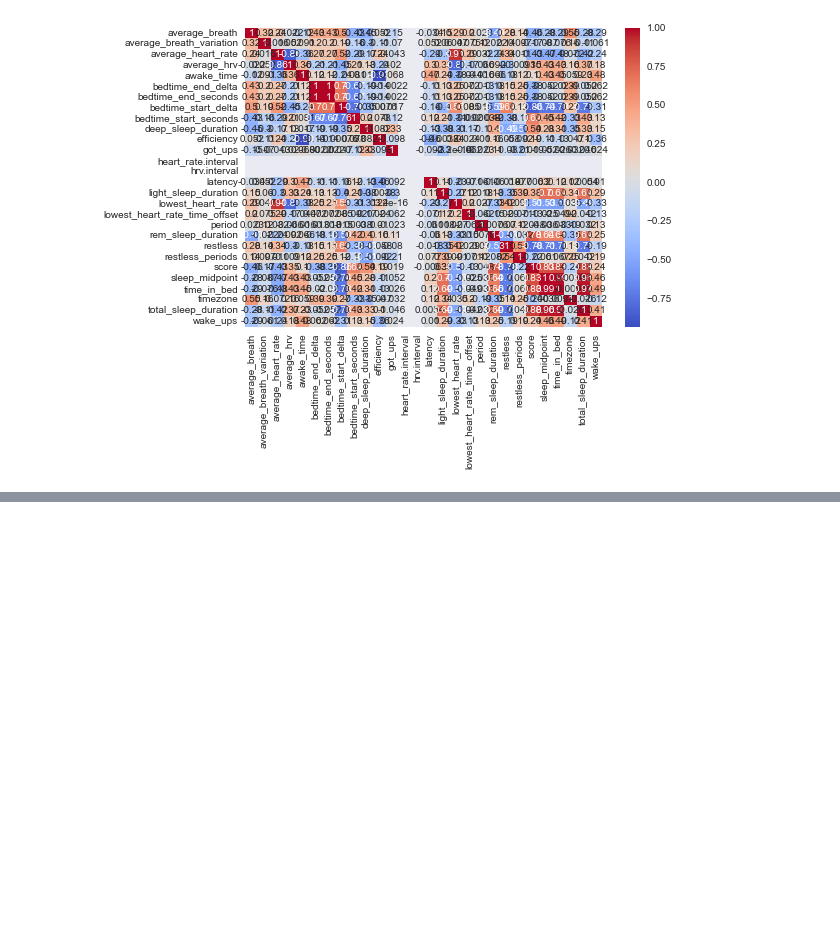
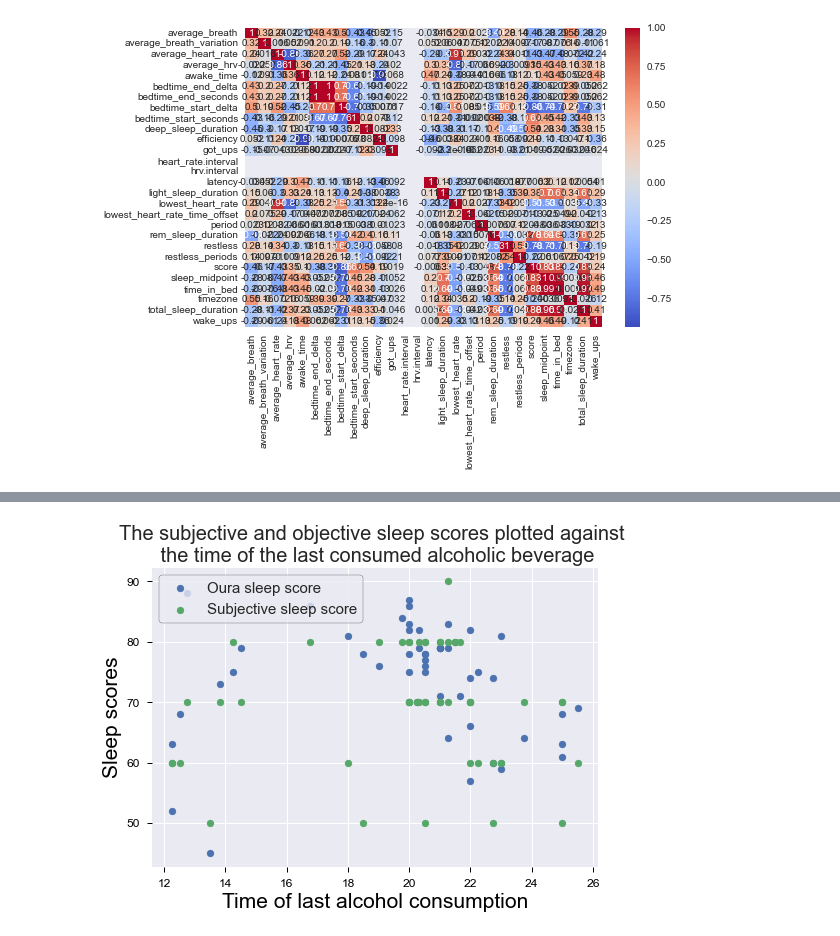
Before and after one commit to thalianajjar/internship_code, a Jupyter notebook: data_visualization.ipynb, the cells around one changed output, grey strips where cells are left out. Saved outputs shown, nothing was run; the diff lists cells and outputs as text; code cells hidden in the pictures; blank space fills up the shorter version.

```diff
--- a/data_visualization.ipynb
+++ b/data_visualization.ipynb
@@ -111,0 +128,24 @@ Name: score, dtype: float64
+# %%
+# Plot the sleep scores as a function of the time of the last alcohol consumption
+def plot_alcohol_times(df):
+    alcohol_days = df[~(pd.isna(df['alcohol_time']))]
+    plt.style.use("seaborn")
+    colour_axes = "black"
+
+    time_alcohol = plt.figure()
+    ax_alcohol_time = time_alcohol.add_subplot(111)
+    ax_alcohol_time.scatter(alcohol_days['alcohol_time'].values, alcohol_days['score'].values, label="Oura sleep score")
+    ax_alcohol_time.scatter(alcohol_days['alcohol_time'].values, alcohol_days['subjective_sleep_score'].values, label="Subjective sleep score")
+    ax_alcohol_time.set_xlabel("Time of last alcohol consumption", fontsize=21)
+    ax_alcohol_time.set_ylabel("Sleep scores", fontsize=21)
+    ax_alcohol_time.tick_params(axis='both', colors=colour_axes, which='major', size=5, labelsize=12)
+    ax_alcohol_time.set_title("The subjective and objective sleep scores plotted against \n the time of the last consumed alcoholic beverage", fontsize=20)
+    ax_alcohol_time.yaxis.label.set_color(colour_axes)
+    ax_alcohol_time.xaxis.label.set_color(colour_axes)
+    ax_alcohol_time.legend(prop={'size': 15}, frameon=True, loc="best").get_frame().set_edgecolor('k')
+
+    plt.show()
+
+plot_alcohol_times(df)
+# %% [output]
+[figure, added]
```
Also changed, not shown: parts of 5 cells of this notebook.
